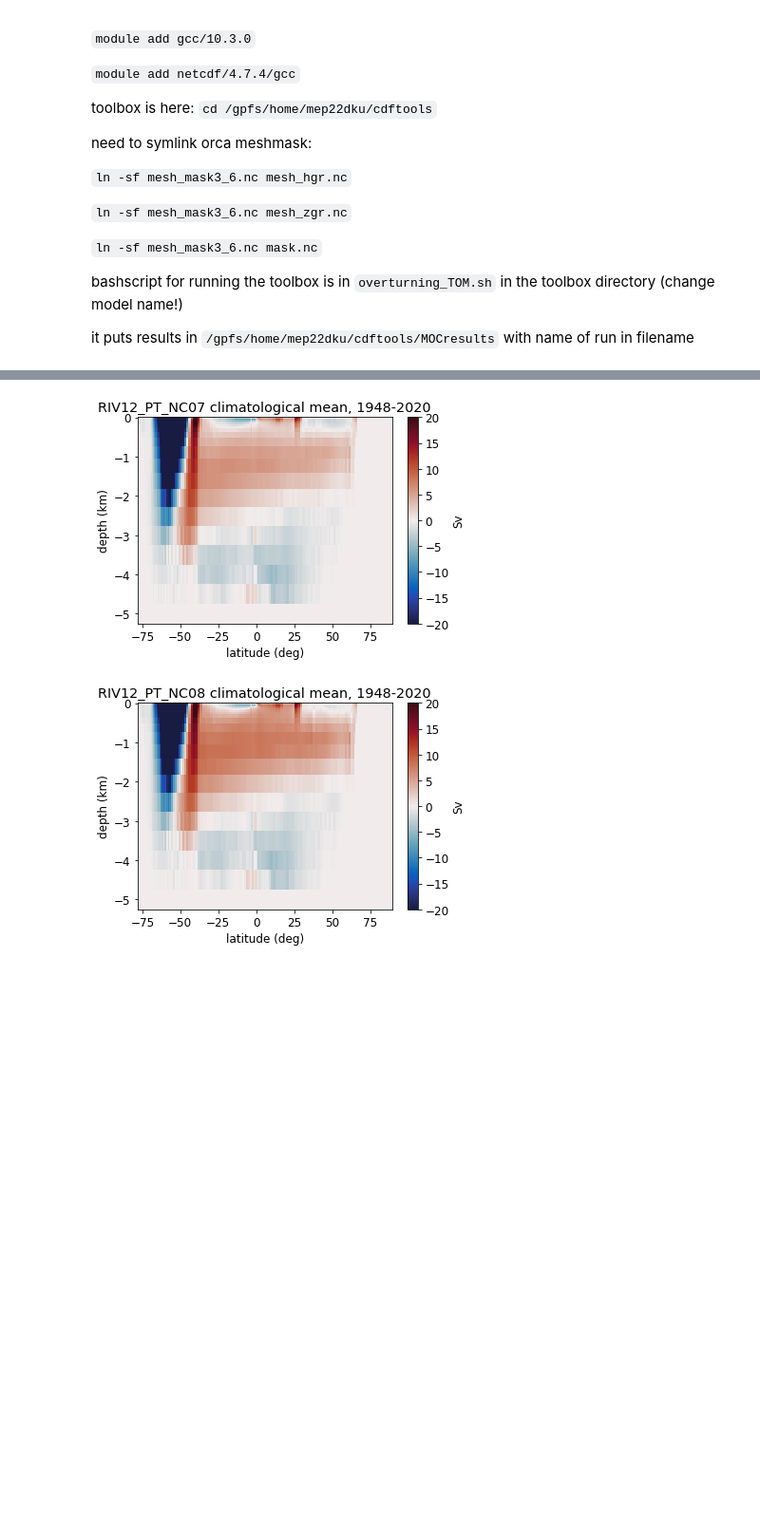
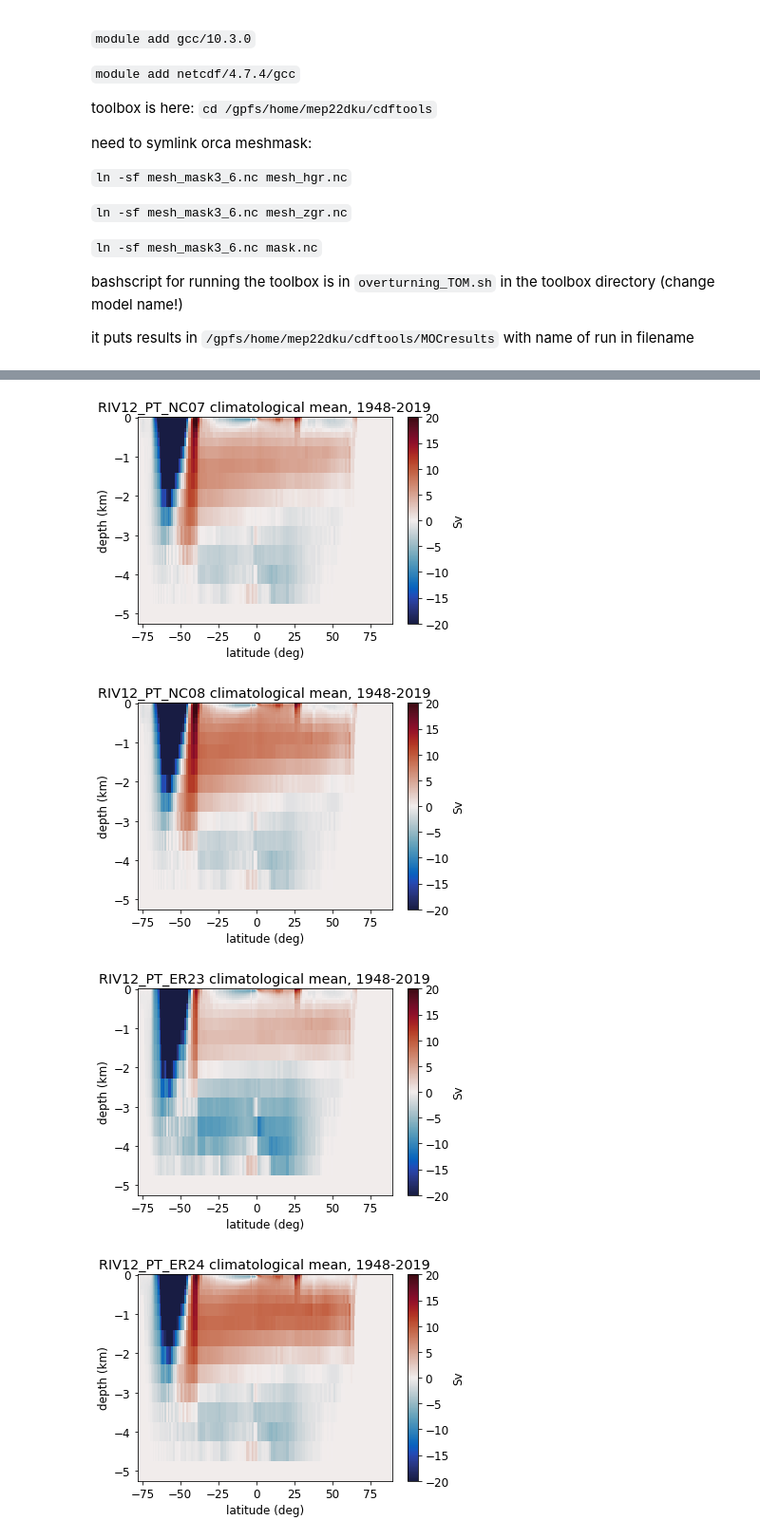
Before and after one commit to tjarnikova/SOZONE, a Jupyter notebook: overturning/exploreOverturningPTruns.ipynb, the cells around one changed output, grey strips where cells are left out. Shown at 95% size. Cells and saved outputs as stored; diff of their text form; code cells hidden in the pictures; blank space fills up the shorter version.

```diff
--- a/overturning/exploreOverturningPTruns.ipynb
+++ b/overturning/exploreOverturningPTruns.ipynb
@@ -99,8 +99,10 @@ def make_yearlist(yrst, yrend, tr, baseDir = '/gpfs/home/mep22dku/cdftools/MOCre
         ylist.append(t2[0])
     return ylist
 # %%
+syear = 1948; eyear = 2019
+
 tfil = 'RIV12_PT_NC07'
-tlist = make_yearlist(1948,2020,tfil)
+tlist = make_yearlist(syear,eyear,tfil)
 
 w = xr.open_mfdataset(tlist)
 wdepths = (w['depthw'][:])
@@ -110,36 +112,76 @@ over_yr_NC07 =  w.resample(time_counter="Y").mean()
 
 tw = np.nanmean(over_yr_NC07['zomsfatl'].values, axis = 0)
 plt.figure()
 # plt.gca().invert_yaxis()
 q =plt.pcolormesh(lats, wdepths/1000, tw[:,:,0], vmin = -20, vmax = 20, cmap = cm.balance)
 plt.colorbar(q, label = 'Sv')
-plt.title(f'{tfil} climatological mean, 1948-2020')
+plt.title(f'{tfil} climatological mean, {syear}-{eyear}')
 plt.xlabel('latitude (deg)')
 plt.ylabel('depth (km)')
 
 
 
 tfil = 'RIV12_PT_NC08'
-tlist = make_yearlist(1948,2020,tfil)
+tlist = make_yearlist(syear,eyear,tfil)
 
 w = xr.open_mfdataset(tlist)
 wdepths = (w['depthw'][:])
 lats = (w['nav_lat'][0,:,0])
 
 over_yr_NC08 =  w.resample(time_counter="Y").mean()
 
 tw = np.nanmean(over_yr_NC08['zomsfatl'].values, axis = 0)
 plt.figure()
 # plt.gca().invert_yaxis()
 q =plt.pcolormesh(lats, wdepths/1000, tw[:,:,0], vmin = -20, vmax = 20, cmap = cm.balance)
 plt.colorbar(q, label = 'Sv')
-plt.title(f'{tfil} climatological mean, 1948-2020')
+plt.title(f'{tfil} climatological mean, {syear}-{eyear}')
 plt.xlabel('latitude (deg)')
 plt.ylabel('depth (km)')
+
+tfil = 'RIV12_PT_ER23'
+tlist = make_yearlist(syear,eyear,tfil)
+
+w = xr.open_mfdataset(tlist)
+wdepths = (w['depthw'][:])
+lats = (w['nav_lat'][0,:,0])
+
+over_yr_ER23 =  w.resample(time_counter="Y").mean()
+
+tw = np.nanmean(over_yr_ER23['zomsfatl'].values, axis = 0)
+plt.figure()
+# plt.gca().invert_yaxis()
+q =plt.pcolormesh(lats, wdepths/1000, tw[:,:,0], vmin = -20, vmax = 20, cmap = cm.balance)
+plt.colorbar(q, label = 'Sv')
+plt.title(f'{tfil} climatological mean, {syear}-{eyear}')
+plt.xlabel('latitude (deg)')
+plt.ylabel('depth (km)')
+
+
+
+tfil = 'RIV12_PT_ER24'
+tlist = make_yearlist(syear,eyear,tfil)
+
+w = xr.open_mfdataset(tlist)
+wdepths = (w['depthw'][:])
+lats = (w['nav_lat'][0,:,0])
+
+over_yr_ER24 =  w.resample(time_counter="Y").mean()
+
+tw = np.nanmean(over_yr_ER24['zomsfatl'].values, axis = 0)
+plt.figure()
+# plt.gca().invert_yaxis()
+q =plt.pcolormesh(lats, wdepths/1000, tw[:,:,0], vmin = -20, vmax = 20, cmap = cm.balance)
+plt.colorbar(q, label = 'Sv')
+plt.title(f'{tfil} climatological mean, {syear}-{eyear}')
+plt.xlabel('latitude (deg)')
+plt.ylabel('depth (km)')
 # %% [output]
 Text(0, 0.5, 'depth (km)')
 [figure]
 [figure]
+[figure, added]
+[figure, added]
 # %%
 atl_at_26_NC08 = over_yr_NC08.zomsfatl.sel(y=94)
 atl_at_26_NC07 = over_yr_NC07.zomsfatl.sel(y=94)
```
Also changed, not shown: parts of 3 cells of this notebook.
